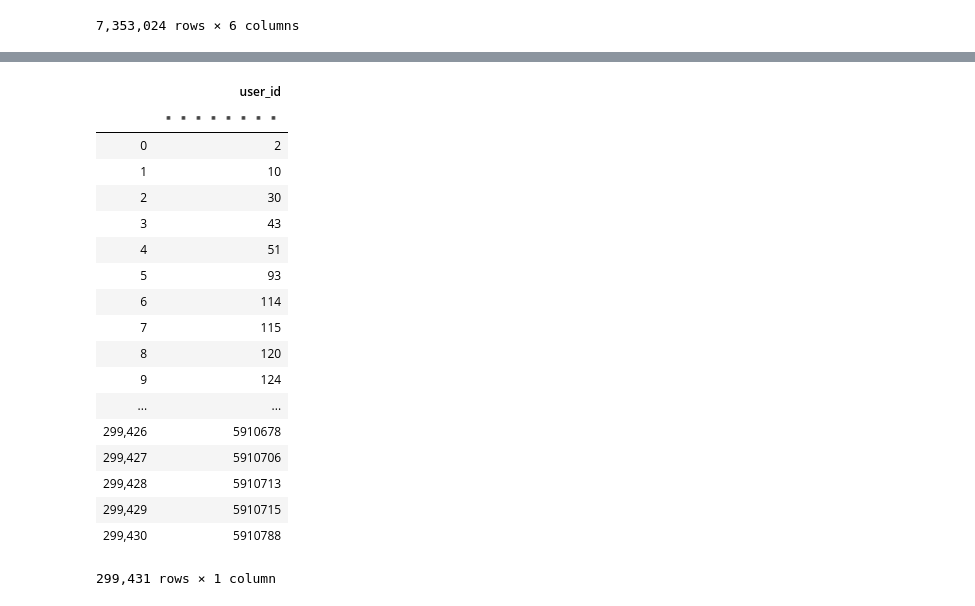
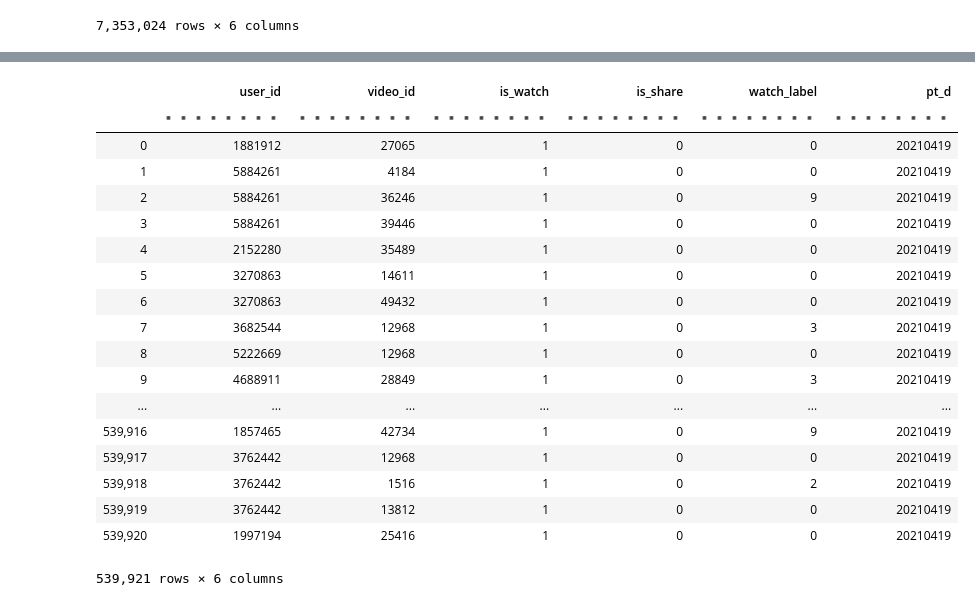
Before and after one commit to GZYZG/2021-digix-recommendation, a Jupyter notebook: embedding.ipynb, the cells around one changed output, grey strips where cells are left out. Cells and saved outputs as stored; diff of their text form; code cells hidden in the pictures.

```diff
--- a/embedding.ipynb
+++ b/embedding.ipynb
@@ -349,22 +481,22 @@ all_action
 # %%
-dt.unique(all_action[dt.f.pt_d == 20210419, 'user_id'])
+all_action[dt.f.pt_d == 20210419,:]
 # %% [output]
-|  | user_id |
-|  | ▪▪▪▪▪▪▪▪ |
-| 0 | 2 |
-| 1 | 10 |
-| 2 | 30 |
-| 3 | 43 |
-| 4 | 51 |
-| 5 | 93 |
-| 6 | 114 |
-| 7 | 115 |
-| 8 | 120 |
-| 9 | 124 |
-| ... | ... |
-| 299,426 | 5910678 |
-| 299,427 | 5910706 |
-| 299,428 | 5910713 |
-| 299,429 | 5910715 |
-| 299,430 | 5910788 |
+|  | user_id | video_id | is_watch | is_share | watch_label | pt_d |
+|  | ▪▪▪▪▪▪▪▪ | ▪▪▪▪▪▪▪▪ | ▪▪▪▪▪▪▪▪ | ▪▪▪▪▪▪▪▪ | ▪▪▪▪▪▪▪▪ | ▪▪▪▪▪▪▪▪ |
+| 0 | 1881912 | 27065 | 1 | 0 | 0 | 20210419 |
+| 1 | 5884261 | 4184 | 1 | 0 | 0 | 20210419 |
+| 2 | 5884261 | 36246 | 1 | 0 | 9 | 20210419 |
+| 3 | 5884261 | 39446 | 1 | 0 | 0 | 20210419 |
+| 4 | 2152280 | 35489 | 1 | 0 | 0 | 20210419 |
+| 5 | 3270863 | 14611 | 1 | 0 | 0 | 20210419 |
+| 6 | 3270863 | 49432 | 1 | 0 | 0 | 20210419 |
+| 7 | 3682544 | 12968 | 1 | 0 | 3 | 20210419 |
+| 8 | 5222669 | 12968 | 1 | 0 | 0 | 20210419 |
+| 9 | 4688911 | 28849 | 1 | 0 | 3 | 20210419 |
+| ... | ... | ... | ... | ... | ... | ... |
+| 539,916 | 1857465 | 42734 | 1 | 0 | 9 | 20210419 |
+| 539,917 | 3762442 | 12968 | 1 | 0 | 0 | 20210419 |
+| 539,918 | 3762442 | 1516 | 1 | 0 | 2 | 20210419 |
+| 539,919 | 3762442 | 13812 | 1 | 0 | 0 | 20210419 |
+| 539,920 | 1997194 | 25416 | 1 | 0 | 0 | 20210419 |
-299,431 rows × 1 column
+539,921 rows × 6 columns
```
Also changed, not shown: parts of 17 cells of this notebook, 2 other files.
